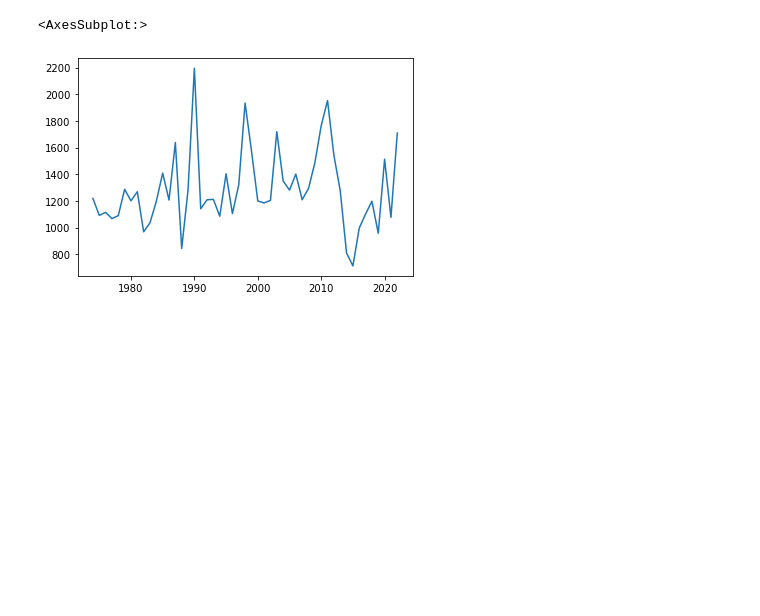
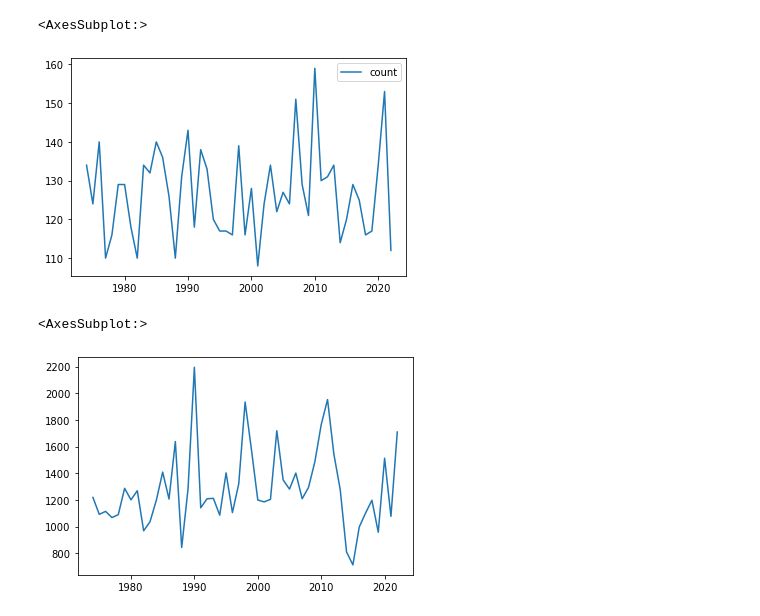
Before and after one commit to JeunghyunLee/2022-DAV_project, a Jupyter notebook: rainfall_analysis.ipynb, the cells around one changed output. Saved outputs shown, nothing was run; the diff lists cells and outputs as text; code cells hidden in the pictures; blank space fills up the shorter version.

```diff
--- a/rainfall_analysis.ipynb
+++ b/rainfall_analysis.ipynb
@@ -41,6 +41,16 @@ fig.update_layout(
     legend=dict(
         orientation="h"
     ))
+# %%
+res = pd.DataFrame(columns = ['count'])
+for year in years:
+    temp = gb[year][c]
+    cnt = (temp>0).sum()
+    res.loc[year] = cnt
+res.plot()
+# %% [output]
+<AxesSubplot:>
+[figure, added]
 # %%
 res=pd.DataFrame(columns=["date","max","sum"])
 for year in years:
```
Also changed, not shown: 3 other files.
